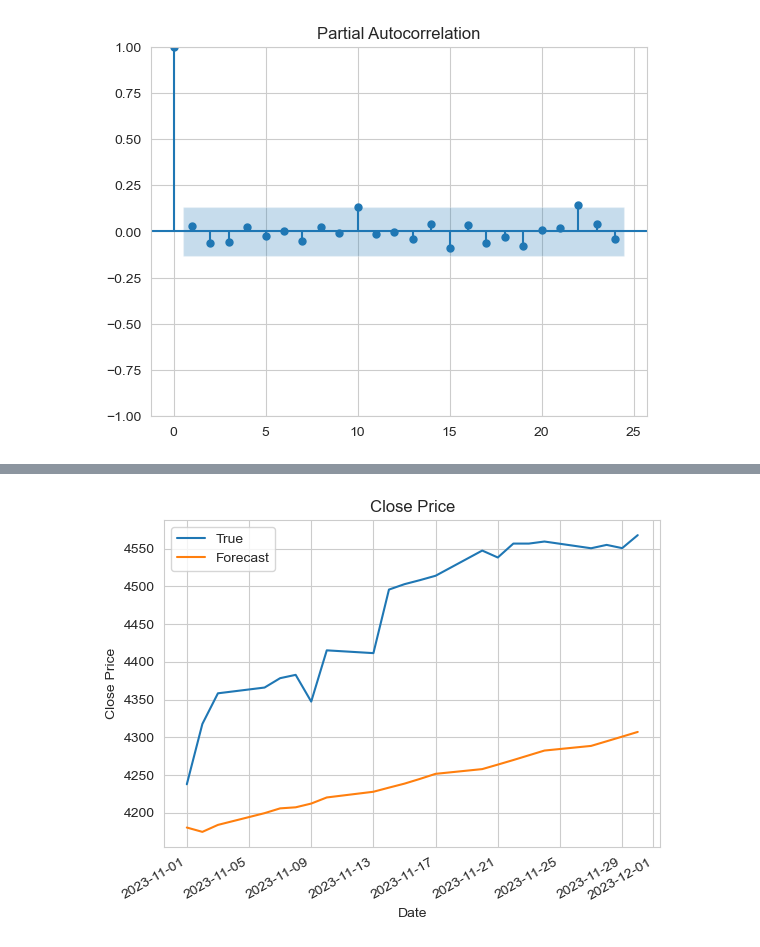
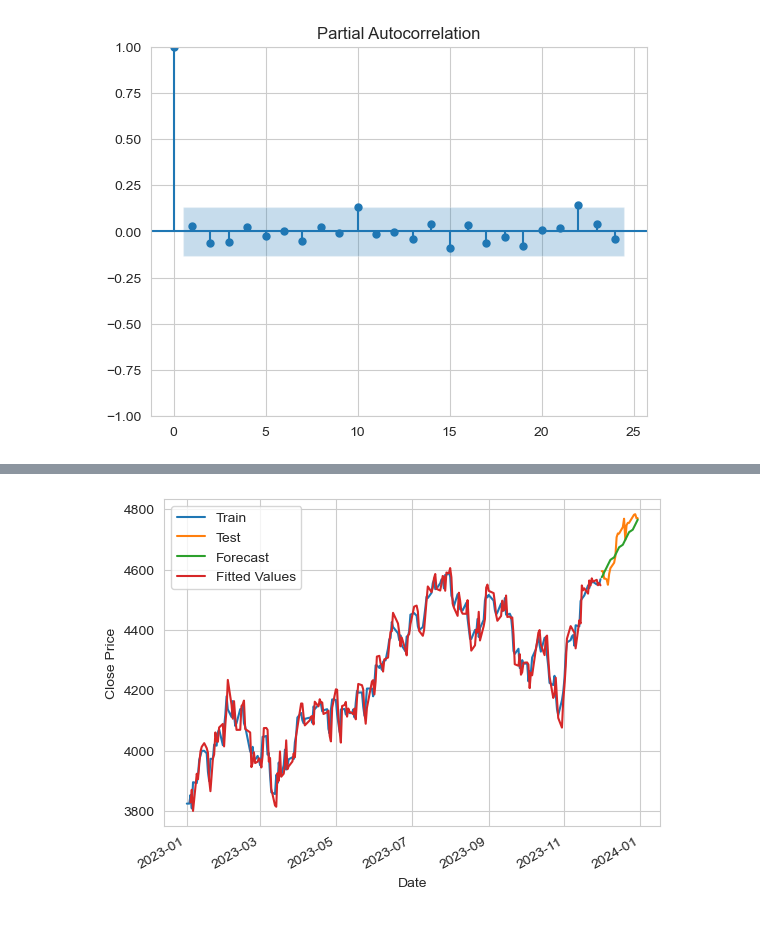
Before and after one commit to nasheydari/NSPP-News-Based-Stock-Price-Prediction, a Jupyter notebook: train.ipynb, the cells around one changed output, grey strips where cells are left out. Cells and saved outputs as stored; diff of their text form; code cells hidden in the pictures.

Commit message:
Finished_train

```diff
--- a/train.ipynb
+++ b/train.ipynb
@@ -252 +236,3 @@ from pmdarima import auto_arima
+# %%
+df_train_val=pd.concat([df_train, df_val], axis=0, ignore_index=True)
 # %%
@@ -288,7 +274,10 @@ ARIMA(order=(0, 1, 0), scoring_args={}, seasonal_order=(0, 0, 0, 5),
       suppress_warnings=True, with_intercept=False)
 # %%
 # This is how we fit the model
-model = sm.ARIMA(df_train['Close_numeric'][1:], order = (4, 2,0)).fit()
+p=2
+d=2
+q=0
+model = sm.ARIMA(df_train_val['Close_numeric'], order = (p,d,q)).fit()
 model.summary()
 # %% [output]
 SARIMAX Results
@@ -319,0 +301,5 @@ model.fittedvalues[1:].plot()
+# %%
+df_train_val['Close_numeric'][p:].plot()
+fitted_values = model.fittedvalues
+plt.plot(df_train_val.index[p:], fitted_values[p:], label='Fitted Values')
+plt.xlabel('Date')
@@ -320,12 +309,13 @@ model.fittedvalues[1:].plot()
 # %%
-plt.plot(df_val['Date'], df_val['Close_numeric'], label='True')
+plt.plot(df_train_val['Date'], df_train_val['Close_numeric'], label='Train')
+plt.plot(df_test['Date'],df_test['Close_numeric'] , label='Test')
 #plt.plot(df_test['Date'], model.forecast(len(df_test)), label='Forecast')
-plt.plot(df_val['Date'], model.forecast(len(df_val)), label='Forecast')
-plt.title('Close Price')
+plt.plot(df_test['Date'], model.forecast(len(df_test)), label='Forecast')
+plt.plot(df_train_val['Date'][p:], fitted_values[p:], label='Fitted Values')
 plt.xlabel('Date')
 plt.ylabel('Close Price')
 plt.legend()
 plt.gcf().autofmt_xdate()
 plt.show()
 # %% [output]
-[figure, old version]
+[figure, new version]
```
Also changed, not shown: parts of 18 cells of this notebook.
